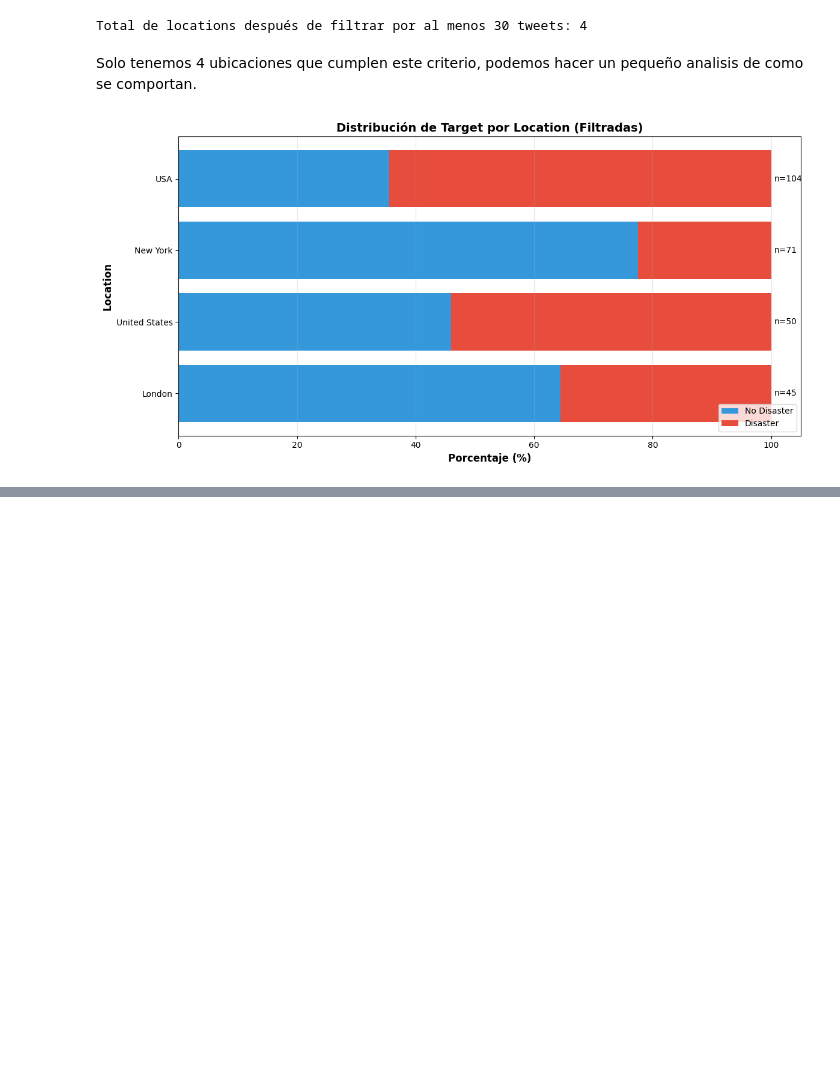
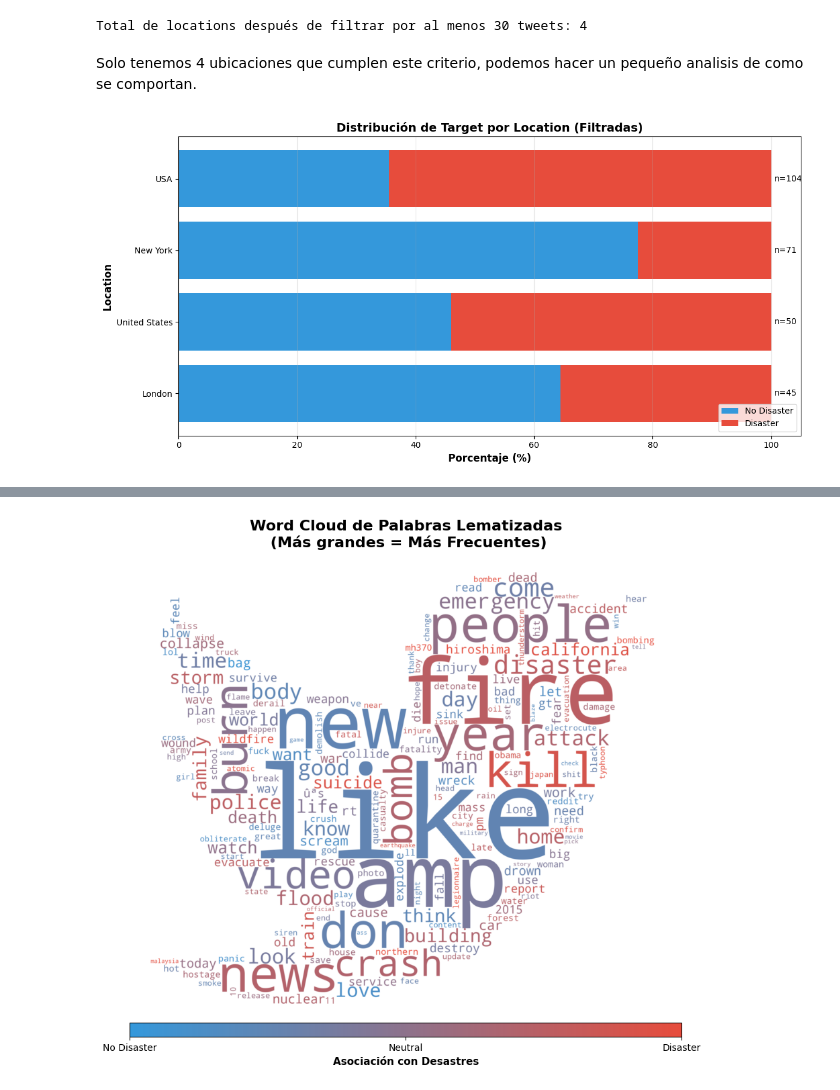
Before and after one commit to maximogismondi/cdd-martinelli, a Jupyter notebook: tps/tp3/data_exploration/exploration.ipynb, the cells around one changed output, grey strips where cells are left out. Drawn from its saved outputs; the diff is of its cells as text; code cells hidden in the pictures; blank space fills up the shorter version.

```diff
--- a/tps/tp3/data_exploration/exploration.ipynb
+++ b/tps/tp3/data_exploration/exploration.ipynb
@@ -584,0 +750,58 @@ Hemos creado las siguientes visualizaciones para entender el dataset:
+# %%
+import numpy as np
+import matplotlib.pyplot as plt
+from PIL import Image
+from wordcloud import WordCloud
+from matplotlib.colors import LinearSegmentedColormap, Normalize
+from matplotlib.cm import ScalarMappable
+
+twitter_logo = Image.open('twitter.png')
+mask = np.array(twitter_logo.convert('L'))
+
+cmap = LinearSegmentedColormap.from_list(
+    'disaster_cmap', [COLOR_NO_DISASTER, COLOR_DISASTER]
+)
+norm = Normalize(vmin=0.0, vmax=1.0)
+
+rates = dict(zip(word_stats['word'].array, word_stats['disaster_rate'].array))
+
+def rate_to_rgb(rate: float) -> str:
+    r, g, b, _ = cmap(norm(rate))
+    return f"rgb({int(r*255)},{int(g*255)},{int(b*255)})"
+
+# Precompute the exact color for each word once
+color_cache = {w: rate_to_rgb(r) for w, r in rates.items()}
+
+def color_func(word, *args, **kwargs):
+    return color_cache.get(word, COLOR_GENERAL)
+
+word_freq = dict(zip(word_stats['word'].array, word_stats['total_count'].array))
+
+word_cloud = WordCloud(
+    mask=mask,
+    background_color='white',
+    color_func=color_func,
+    max_words=200,
+    random_state=42,
+    relative_scaling=0.5,
+    collocations=False
+).generate_from_frequencies(word_freq)
+
+# Plot
+fig, ax = plt.subplots(figsize=(14, 9))
+ax.imshow(word_cloud, interpolation='bilinear')
+ax.axis('off')
+ax.set_title('Word Cloud de Palabras Lematizadas\n (Más grandes = Más Frecuentes)', fontsize=16, fontweight='bold', pad=20)
+
+# Colorbar
+sm = ScalarMappable(cmap=cmap, norm=norm)
+sm.set_array([])
+cbar = plt.colorbar(sm, ax=ax, orientation='horizontal', pad=0.02, aspect=40, shrink=0.6)
+cbar.set_label('Asociación con Desastres', fontsize=11, fontweight='bold')
+cbar.set_ticks([0, 0.5, 1])
+cbar.set_ticklabels(['No Disaster', 'Neutral', 'Disaster'])
+
+plt.tight_layout()
+plt.show()
+# %% [output]
+[figure, added]
```
Also changed, not shown: parts of 26 cells of this notebook, 1 other file.
